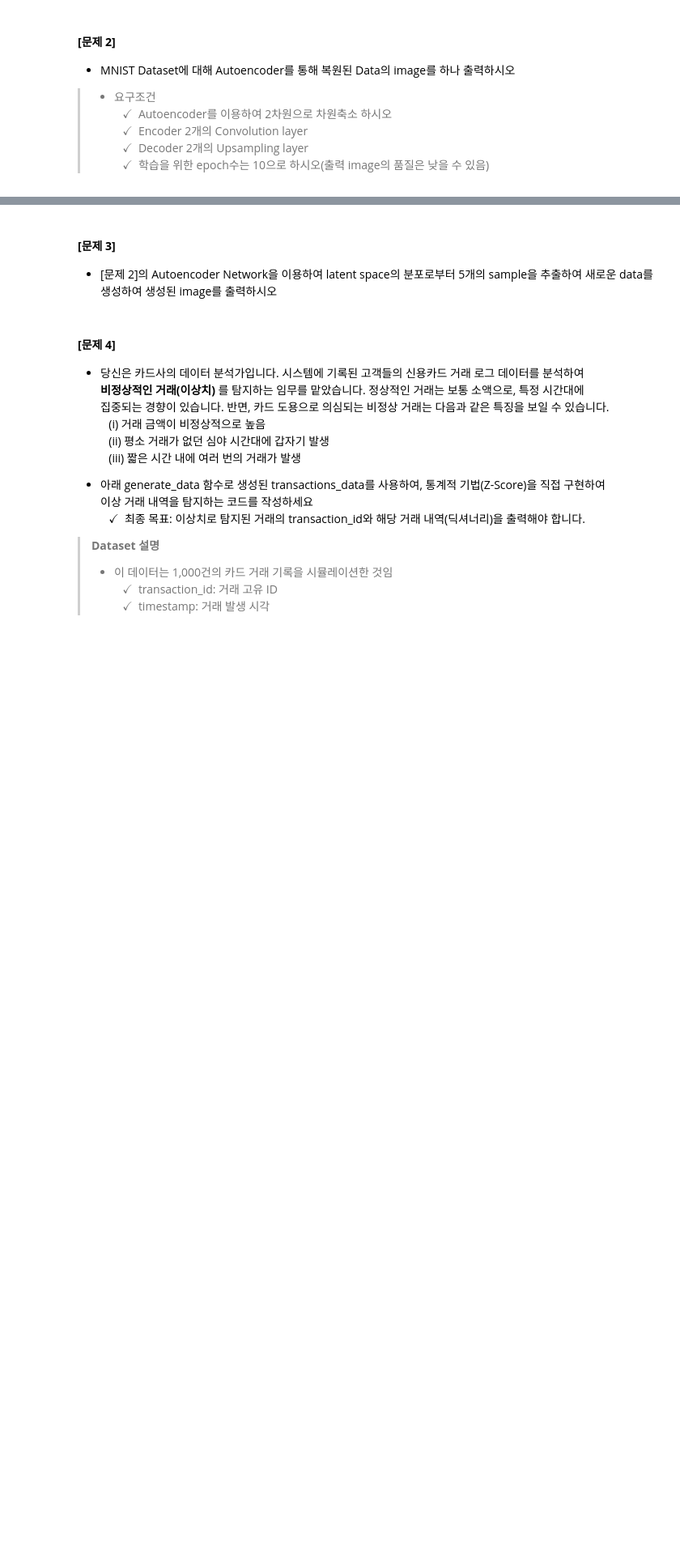
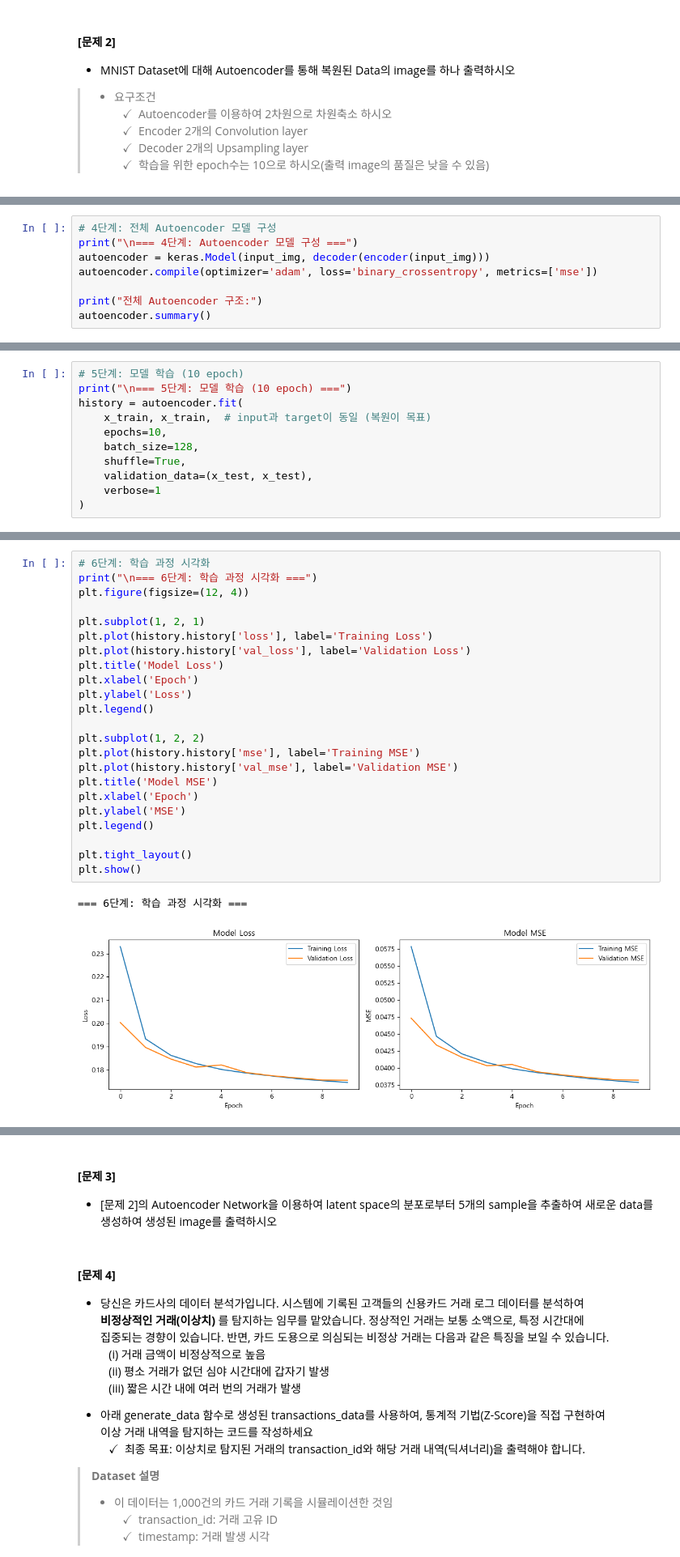
Before and after one commit to brighteen/Deep-Learning, a Jupyter notebook: Unsupervised Learning/기말고사_비지도학습_문제지(20250617).ipynb, the cells around one changed output, grey strips where cells are left out. Shown at 81% size. Drawn from its saved outputs; the diff is of its cells as text; blank space fills up the shorter version.

```diff
--- a/Unsupervised Learning/기말고사_비지도학습_문제지(20250617).ipynb
+++ b/Unsupervised Learning/기말고사_비지도학습_문제지(20250617).ipynb
@@ -46,0 +328,8 @@ $ \ \ $ $\checkmark \ $ 학습을 위한 epoch수는 10으로 하시오(출력 i
+# %%
+# 4단계: 전체 Autoencoder 모델 구성
+print("\n=== 4단계: Autoencoder 모델 구성 ===")
+autoencoder = keras.Model(input_img, decoder(encoder(input_img)))
+autoencoder.compile(optimizer='adam', loss='binary_crossentropy', metrics=['mse'])
+
+print("전체 Autoencoder 구조:")
+autoencoder.summary()
@@ -46,0 +352,11 @@ $ \ \ $ $\checkmark \ $ 학습을 위한 epoch수는 10으로 하시오(출력 i
+# %%
+# 5단계: 모델 학습 (10 epoch)
+print("\n=== 5단계: 모델 학습 (10 epoch) ===")
+history = autoencoder.fit(
+    x_train, x_train,  # input과 target이 동일 (복원이 목표)
+    epochs=10,
+    batch_size=128,
+    shuffle=True,
+    validation_data=(x_test, x_test),
+    verbose=1
+)
@@ -46,0 +381,26 @@ $ \ \ $ $\checkmark \ $ 학습을 위한 epoch수는 10으로 하시오(출력 i
+# %%
+# 6단계: 학습 과정 시각화
+print("\n=== 6단계: 학습 과정 시각화 ===")
+plt.figure(figsize=(12, 4))
+
+plt.subplot(1, 2, 1)
+plt.plot(history.history['loss'], label='Training Loss')
+plt.plot(history.history['val_loss'], label='Validation Loss')
+plt.title('Model Loss')
+plt.xlabel('Epoch')
+plt.ylabel('Loss')
+plt.legend()
+
+plt.subplot(1, 2, 2)
+plt.plot(history.history['mse'], label='Training MSE')
+plt.plot(history.history['val_mse'], label='Validation MSE')
+plt.title('Model MSE')
+plt.xlabel('Epoch')
+plt.ylabel('MSE')
+plt.legend()
+
+plt.tight_layout()
+plt.show()
+# %% [output]
+=== 6단계: 학습 과정 시각화 ===
+[figure, added]
```
Also changed, not shown: parts of 26 cells of this notebook.
